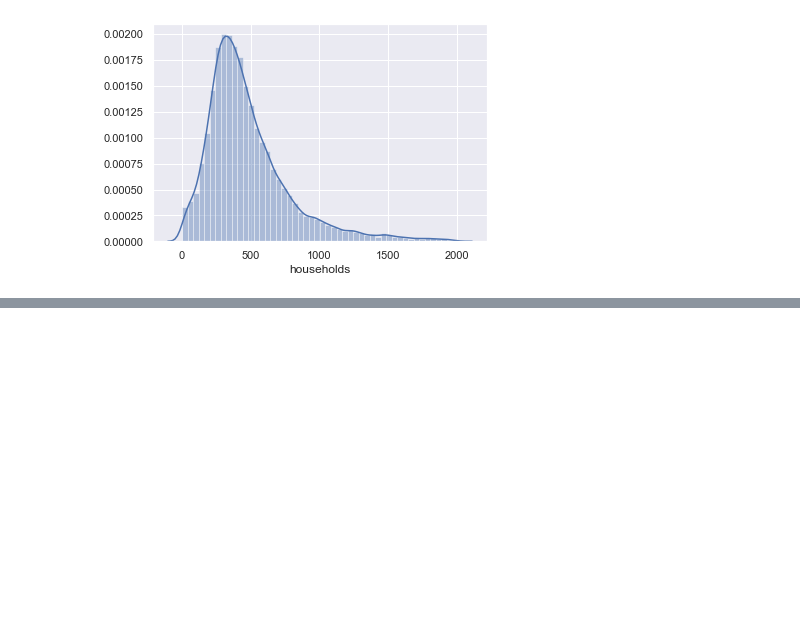
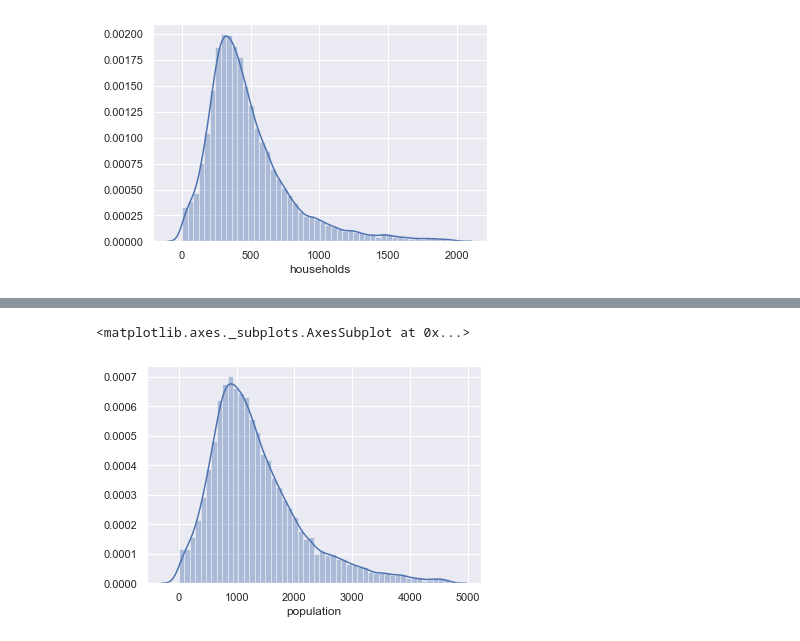
Before and after one commit to tanvitiwari17/DataScience, a Jupyter notebook: linear_reg/self_Cali_housing.ipynb, the cells around one changed output, grey strips where cells are left out. Cells and saved outputs as stored; diff of their text form; code cells hidden in the pictures; blank space fills up the shorter version.

```diff
--- a/linear_reg/self_Cali_housing.ipynb
+++ b/linear_reg/self_Cali_housing.ipynb
@@ -114,0 +120,8 @@ sns.distplot(data_3['households'])
+# %%
+q=data_3['population'].quantile(0.99)
+data_4=data_3[data_3['population']<q]
+# %%
+sns.distplot(data_4['population'])
+# %% [output]
+<matplotlib.axes._subplots.AxesSubplot at 0x...>
+[figure, added]
```
Also changed, not shown: parts of 15 cells of this notebook.
